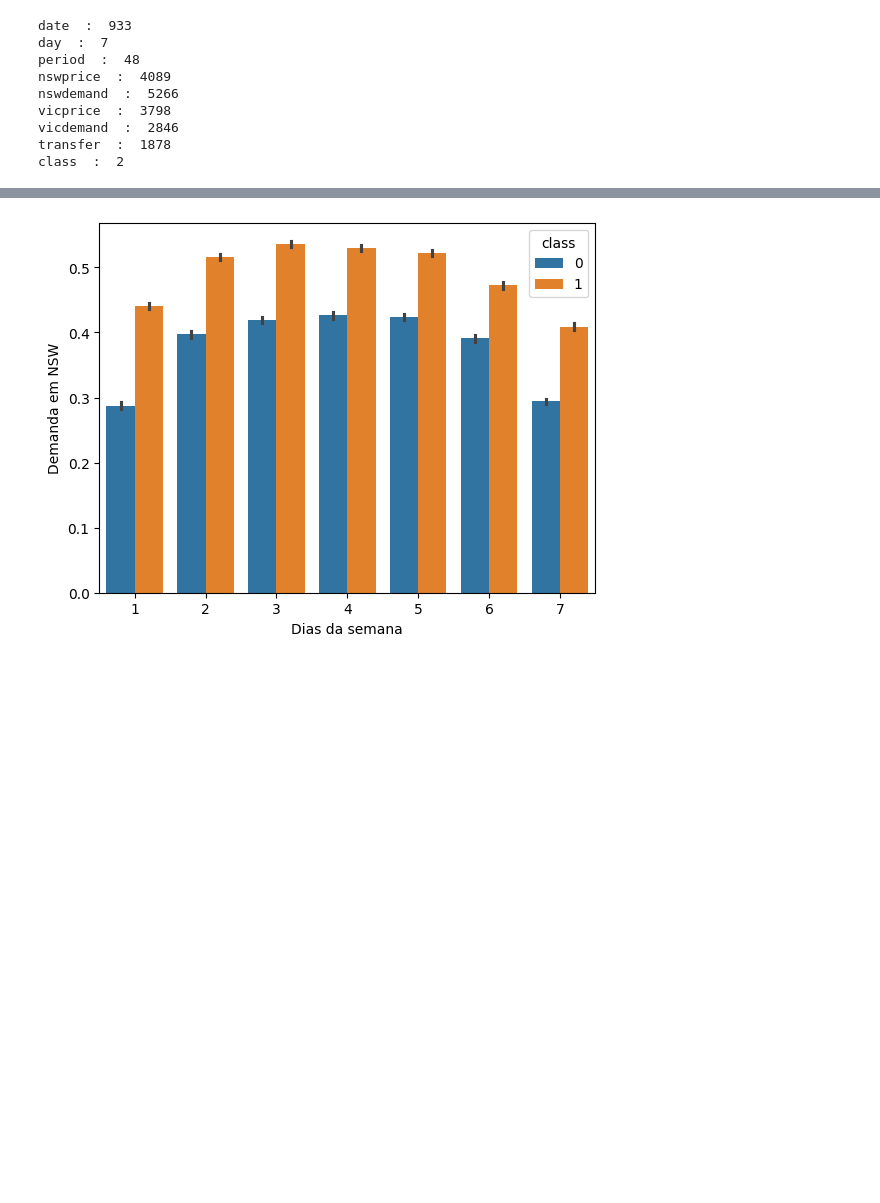
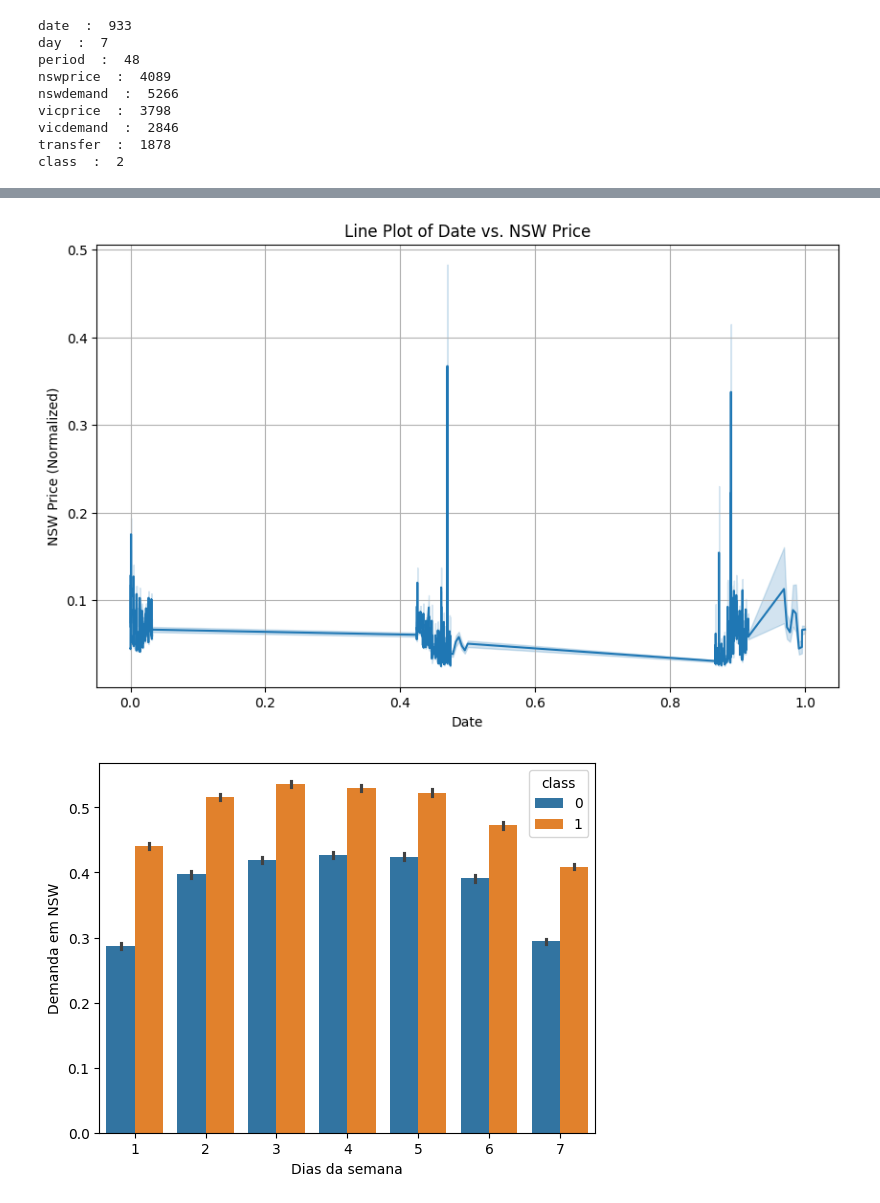
Before and after one commit to pedroevaristo/aus-eletric-data, a Jupyter notebook: eletricAUS.ipynb, the cells around one changed output, grey strips where cells are left out. Cells and saved outputs as stored; diff of their text form; code cells hidden in the pictures; blank space fills up the shorter version.

```diff
--- a/eletricAUS.ipynb
+++ b/eletricAUS.ipynb
@@ -133,3 +140,14 @@ plt.show()
+# %%
+#Date referente as datas dos anos 96 a 98
+plt.figure(figsize=(10, 6))
+sn.lineplot(x='date', y='nswprice', data=read)
+plt.xlabel('Date')
+plt.ylabel('NSW Price (Normalized)')
+plt.title('Line Plot of Date vs. NSW Price')
+plt.grid(True)
+plt.show()
+# %% [output]
+[figure, added]
 # %%
 sn.barplot(data=read, x='day', y='nswdemand', hue='class')
 
```
Also changed, not shown: parts of 7 cells of this notebook, 1 other file.
